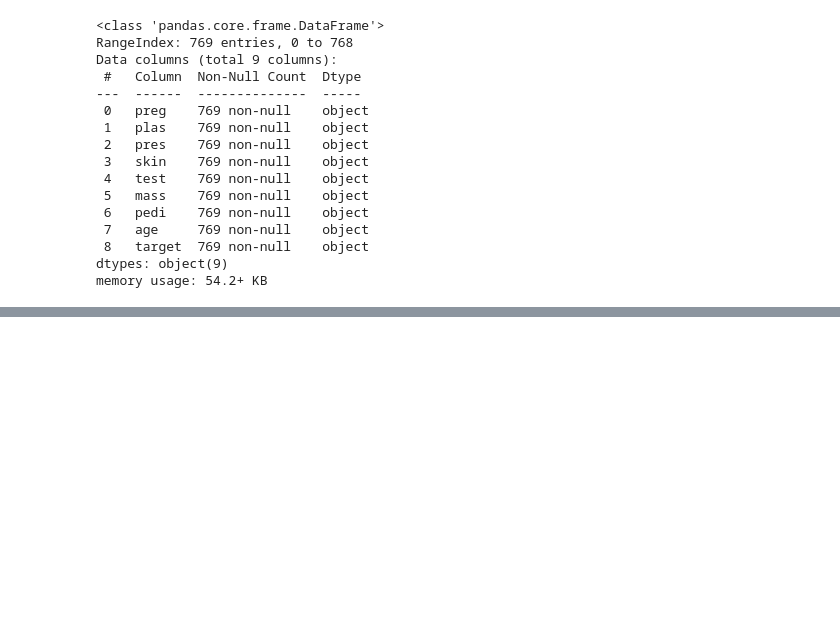
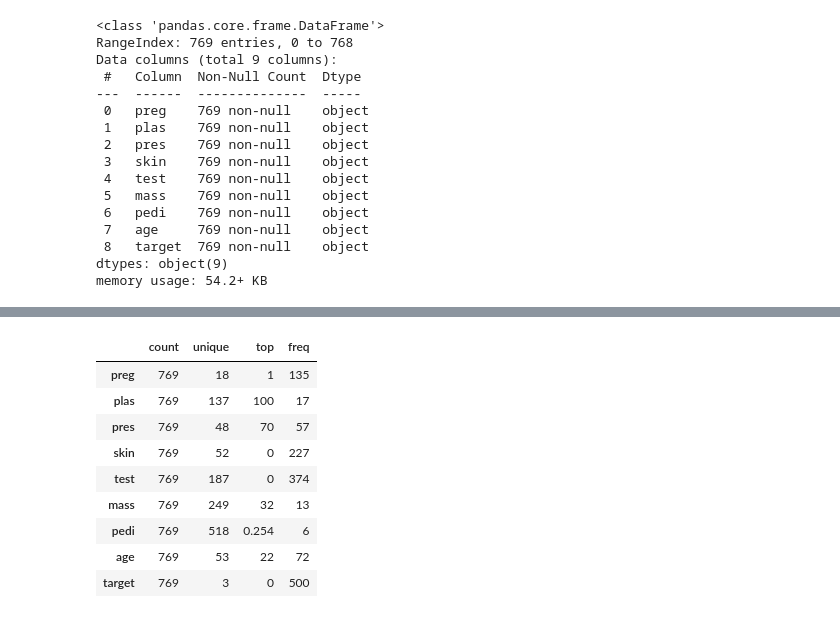
Before and after one commit to BMMUGOMBA/AIML-WebApp-FlaskDeployement, a Jupyter notebook: indian-diabetse.ipynb, the cells around one changed output, grey strips where cells are left out. Drawn from its saved outputs; the diff is of its cells as text; code cells hidden in the pictures; blank space fills up the shorter version.

```diff
--- a/indian-diabetse.ipynb
+++ b/indian-diabetse.ipynb
@@ -82,0 +145,14 @@ memory usage: 54.2+ KB
+# %%
+#Lets analysze the distribution of the various attributes
+pima_df.describe().transpose()
+# %% [output]
+|  | count | unique | top | freq |
+| preg | 769 | 18 | 1 | 135 |
+| plas | 769 | 137 | 100 | 17 |
+| pres | 769 | 48 | 70 | 57 |
+| skin | 769 | 52 | 0 | 227 |
+| test | 769 | 187 | 0 | 374 |
+| mass | 769 | 249 | 32 | 13 |
+| pedi | 769 | 518 | 0.254 | 6 |
+| age | 769 | 53 | 22 | 72 |
+| target | 769 | 3 | 0 | 500 |
```
Also changed, not shown: parts of 14 cells of this notebook.
